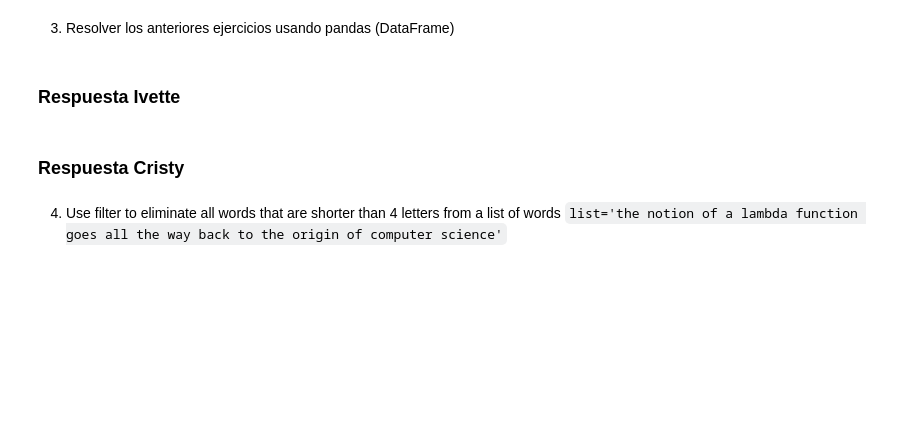
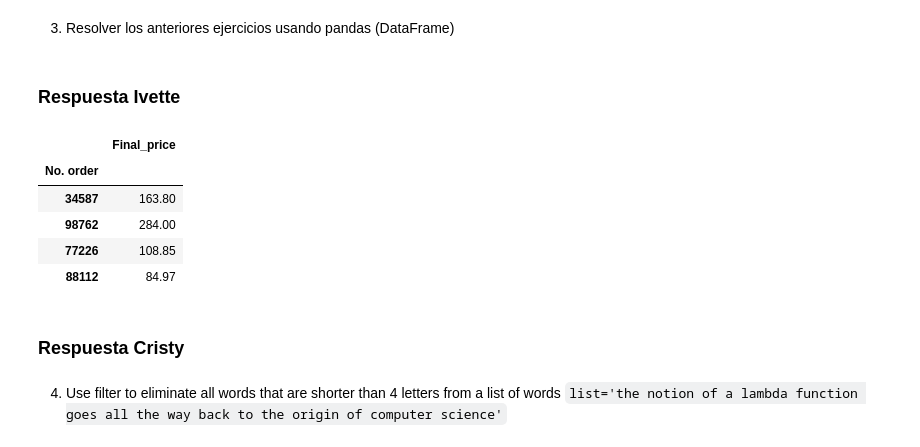
Before and after one commit to ACristinaVV/ProyectoConjunto2_ILANDAVERDE_ACVAZQUEZ, a Jupyter notebook: Tarea2_ILANDAVERDE_ACVAZQUEZ.ipynb, the cells around one changed output. Cells and saved outputs as stored; diff of their text form; code cells hidden in the pictures; blank space fills up the shorter version.

```diff
--- a/Tarea2_ILANDAVERDE_ACVAZQUEZ.ipynb
+++ b/Tarea2_ILANDAVERDE_ACVAZQUEZ.ipynb
@@ -36,3 +79,23 @@ Escriba un programa que devuelva una lista de dos tuplas que tengan la informaci
 3. Resolver los anteriores ejercicios usando pandas (DataFrame)
 # %% [markdown]
 ### Respuesta Ivette
+# %%
+#ejercicios 1:
+
+orders = [ ["34587", "Learning Python, Mark Lutz", 4, 40.95],
+           ["98762", "Programming Python, Mark Lutz", 5, 56.80],
+           ["77226", "Head First Python, Paul Barry", 3,32.95],
+           ["88112", "Einführung in Python3, Bernd Klein", 3, 24.99]]
+
+
+df = pd.DataFrame(orders, columns = ["No. order", "name", "Quantity","Price"])
+df["Q*P"]=df["Quantity"]*df["Price"]
+df["Final_price"]=df["Q*P"].apply(lambda x: x if x >= 100 else x+10)
+df.drop(["name","Quantity","Price","Q*P"], axis=1).set_index("No. order")
+# %% [output]
+|  | Final_price |
+| No. order |  |
+| 34587 | 163.80 |
+| 98762 | 284.00 |
+| 77226 | 108.85 |
+| 88112 | 84.97 |
```
Also changed, not shown: parts of 16 cells of this notebook.
